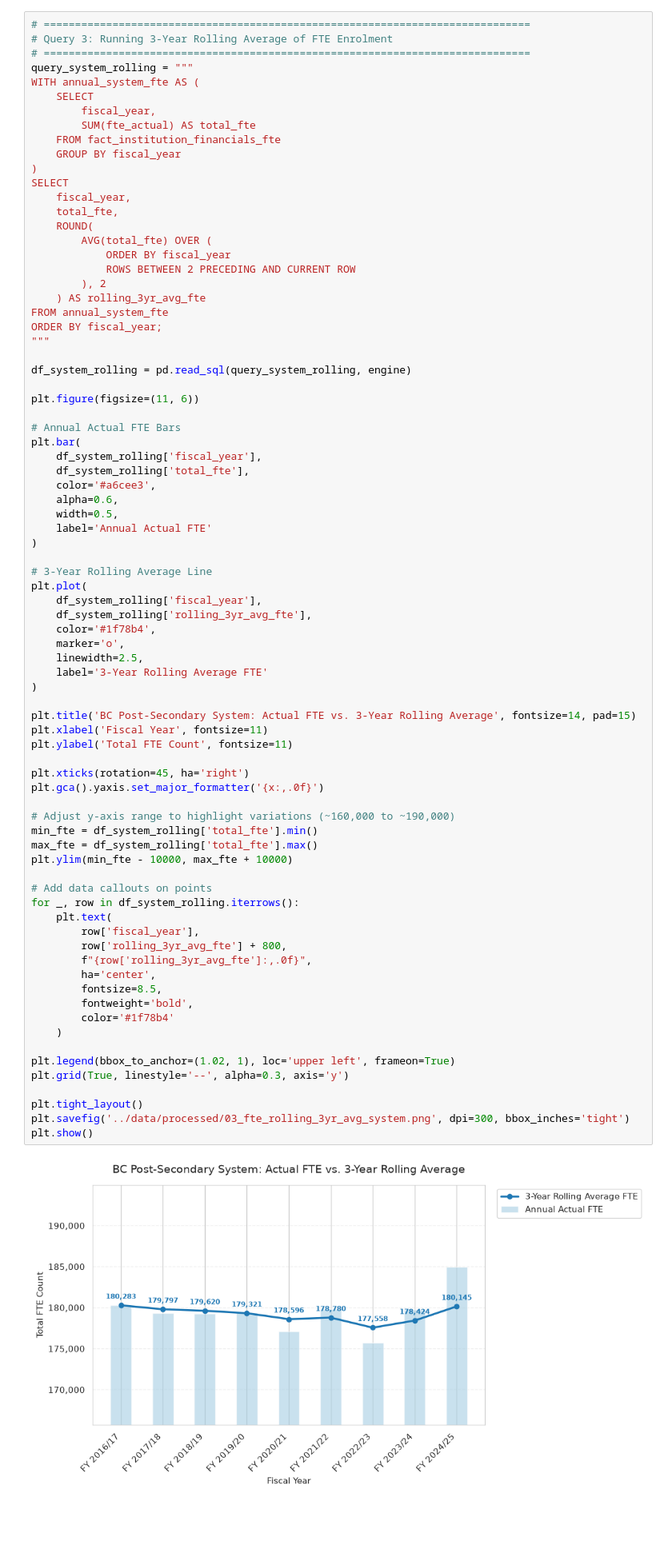
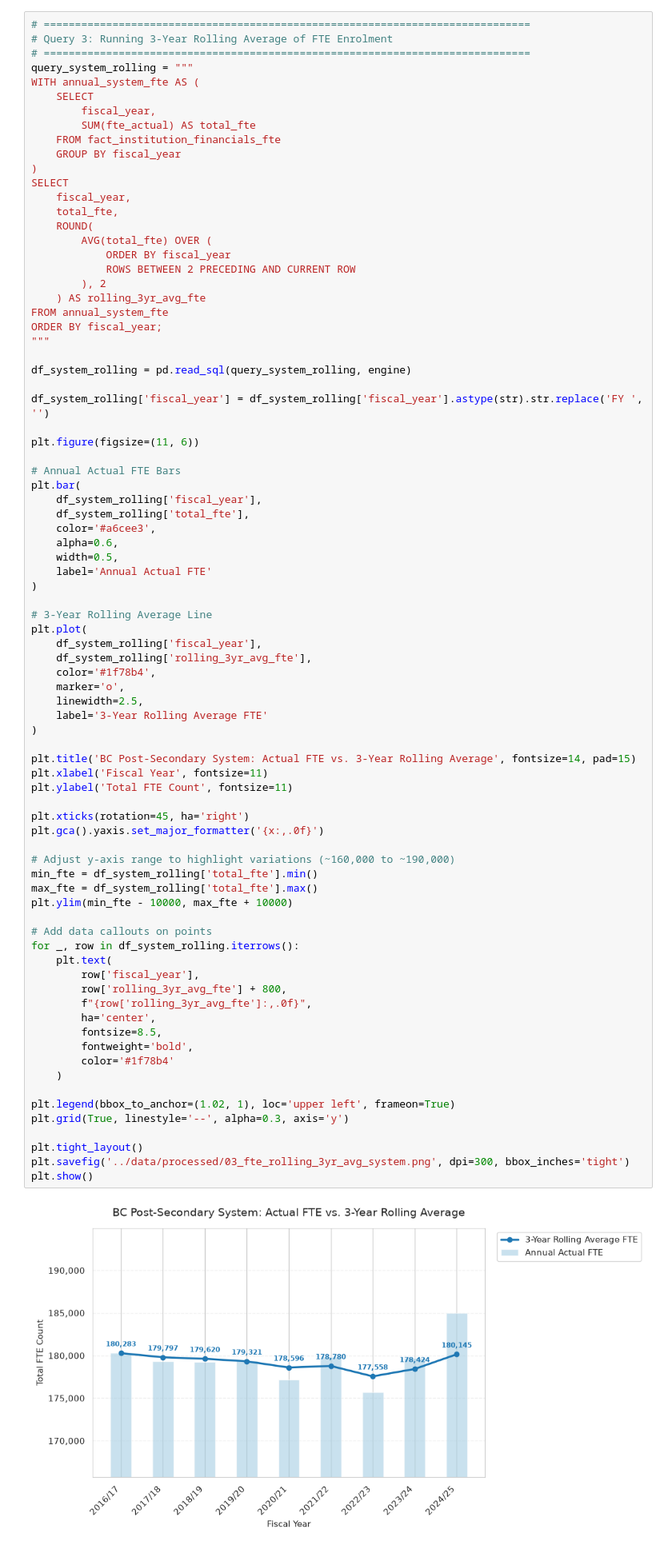
Before and after one commit to kellycheung5-collab/1-bc-postsecondary-enrollment-trends, a Jupyter notebook: notebooks/05_python_analysis_viz.ipynb, the cells around one changed output. Shown at 80% size. Saved outputs shown, nothing was run; the diff lists cells and outputs as text; blank space fills up the shorter version.

```diff
--- a/notebooks/05_python_analysis_viz.ipynb
+++ b/notebooks/05_python_analysis_viz.ipynb
@@ -212,6 +212,8 @@ ORDER BY fiscal_year;
 """
 
 df_system_rolling = pd.read_sql(query_system_rolling, engine)
+
+df_system_rolling['fiscal_year'] = df_system_rolling['fiscal_year'].astype(str).str.replace('FY ', '')
 
 plt.figure(figsize=(11, 6))
 
@@ -239,34 +241,34 @@ plt.title('BC Post-Secondary System: Actual FTE vs. 3-Year Rolling Average', fon
 plt.xlabel('Fiscal Year', fontsize=11)
 plt.ylabel('Total FTE Count', fontsize=11)
 
 plt.xticks(rotation=45, ha='right')
 plt.gca().yaxis.set_major_formatter('{x:,.0f}')
 
 # Adjust y-axis range to highlight variations (~160,000 to ~190,000)
 min_fte = df_system_rolling['total_fte'].min()
 max_fte = df_system_rolling['total_fte'].max()
 plt.ylim(min_fte - 10000, max_fte + 10000)
 
 # Add data callouts on points
 for _, row in df_system_rolling.iterrows():
     plt.text(
         row['fiscal_year'],
         row['rolling_3yr_avg_fte'] + 800,
         f"{row['rolling_3yr_avg_fte']:,.0f}",
         ha='center',
         fontsize=8.5,
         fontweight='bold',
         color='#1f78b4'
     )
 
 plt.legend(bbox_to_anchor=(1.02, 1), loc='upper left', frameon=True)
 plt.grid(True, linestyle='--', alpha=0.3, axis='y')
 
 plt.tight_layout()
 plt.savefig('../data/processed/03_fte_rolling_3yr_avg_system.png', dpi=300, bbox_inches='tight')
 plt.show()
 # %% [output]
-[figure, old version]
+[figure, new version]
 # %%
 # ==============================================================================
 # Query 4: Funding per FTE Trend
```
Also changed, not shown: parts of 4 cells of this notebook, 1 other file.
